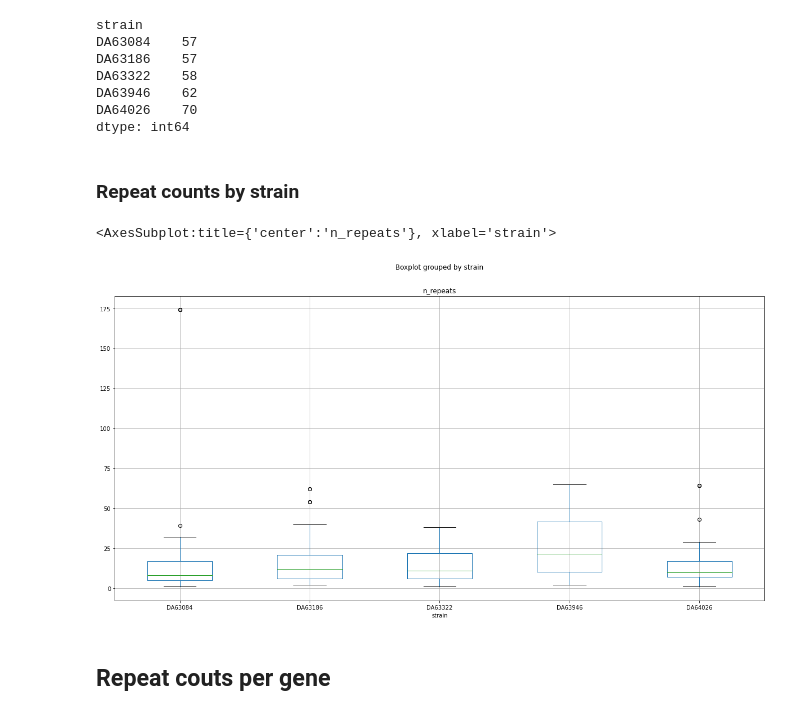
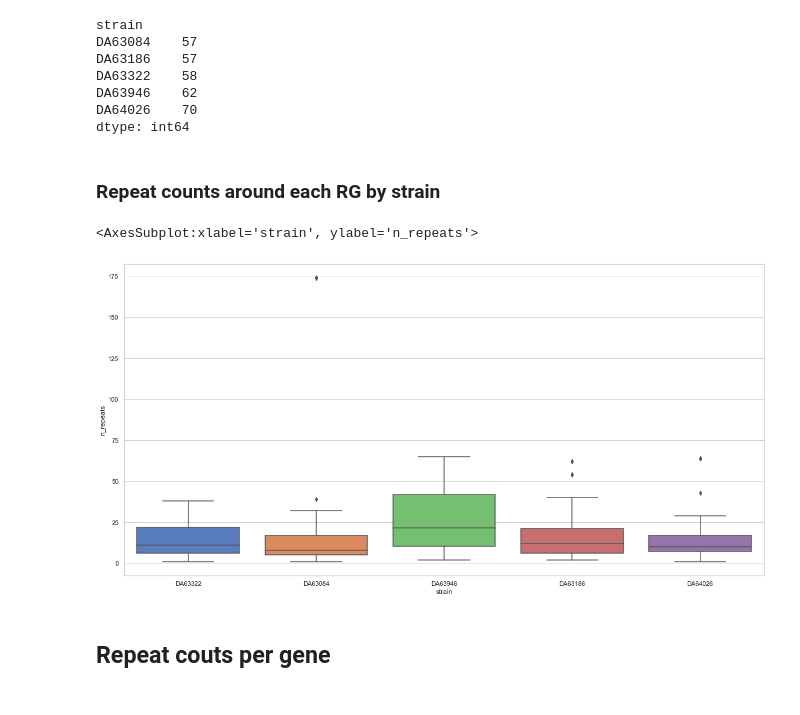
Before and after one commit to andrewgull/HeteroR, a Jupyter notebook: notebooks/repeats_summary.ipynb, the cells around one changed output. Saved outputs shown, nothing was run; the diff lists cells and outputs as text; code cells hidden in the pictures.

```diff
--- a/notebooks/repeats_summary.ipynb
+++ b/notebooks/repeats_summary.ipynb
@@ -399,12 +399,14 @@ DA63946    62
 DA64026    70
 dtype: int64
 # %% [markdown]
-### Repeat counts by strain
+### Repeat counts around each RG by strain
-# %%
-repeat_counts.boxplot(column="n_repeats", by="strain")
-# %% [output]
-<AxesSubplot:title={'center':'n_repeats'}, xlabel='strain'>
-[figure, removed]
+# %%
+import seaborn as sns
+
+sns.boxplot(y="n_repeats", x="strain", data=repeat_counts, palette="muted")
+# %% [output]
+<AxesSubplot:xlabel='strain', ylabel='n_repeats'>
+[figure, added]
 # %% [markdown]
 ## Repeat couts per gene
 # %%
```
Also changed, not shown: parts of 8 cells of this notebook.
